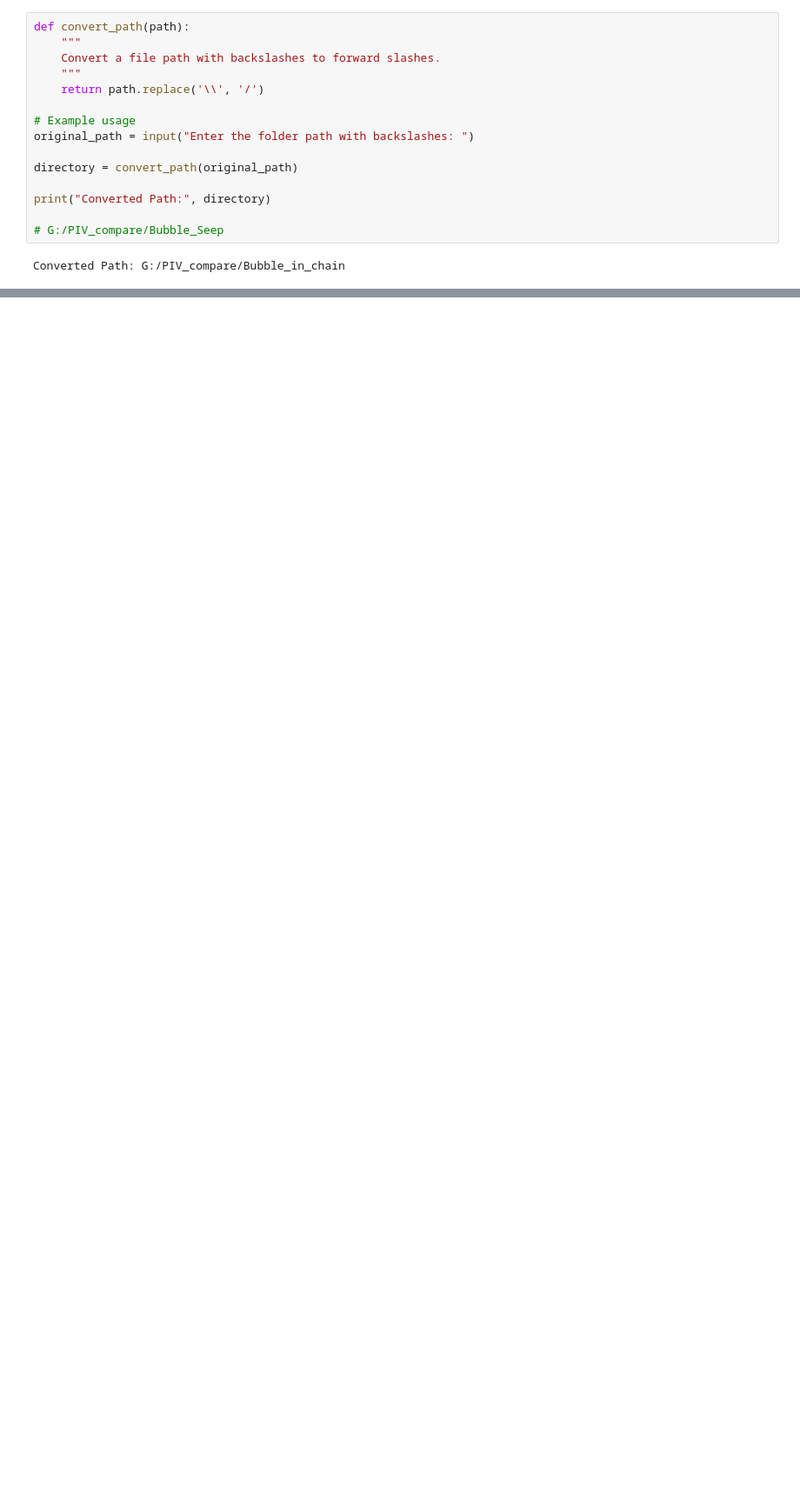
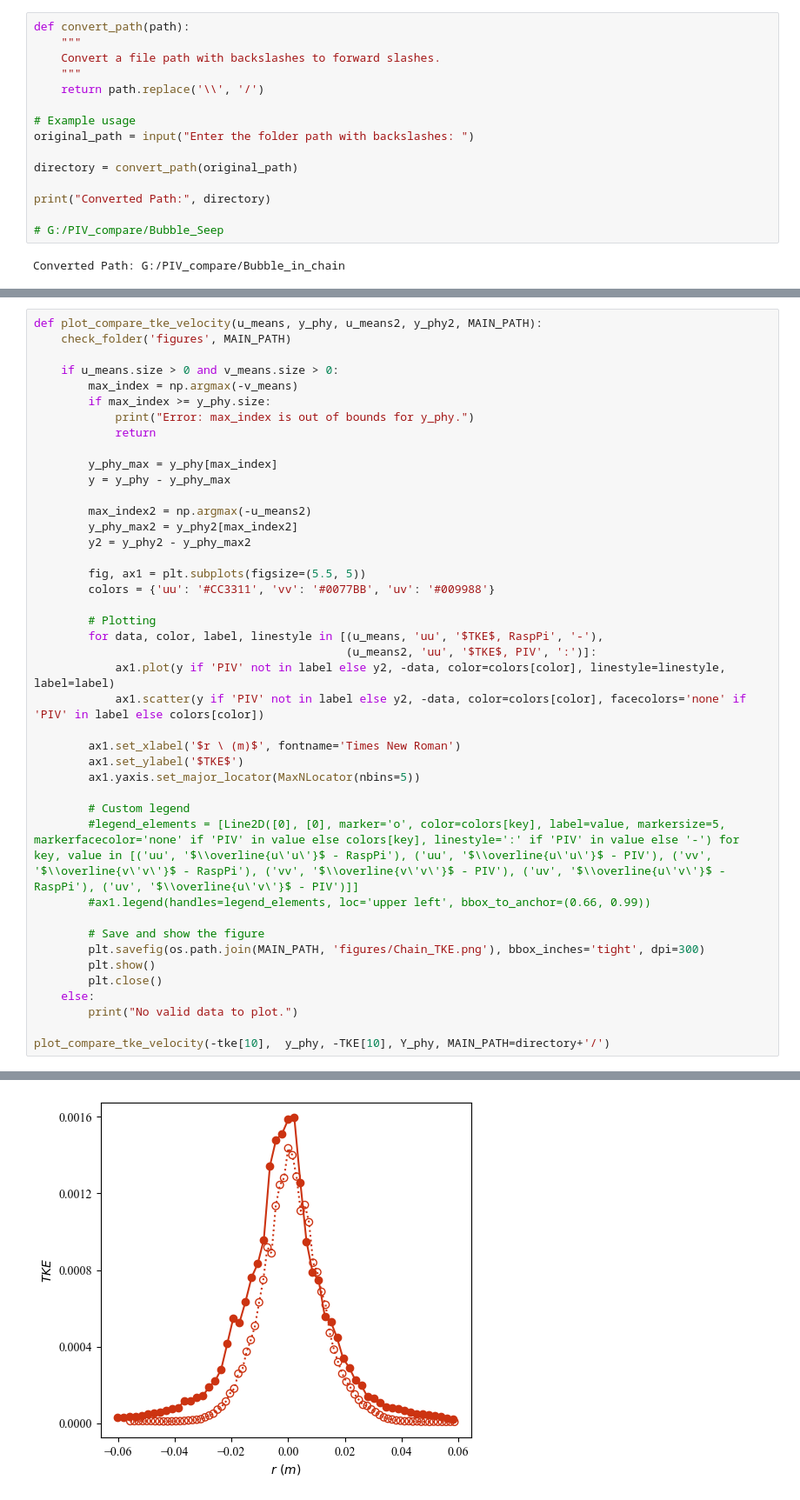
Before and after one commit to Schuetzen/PIVPowerPlot, a Jupyter notebook: Plot_history/PowerPlot_BubbleChain.ipynb, the cells around one changed output, grey strips where cells are left out. Shown at 87% size. Cells and saved outputs as stored; diff of their text form; blank space fills up the shorter version.

```diff
--- a/Plot_history/PowerPlot_BubbleChain.ipynb
+++ b/Plot_history/PowerPlot_BubbleChain.ipynb
@@ -389,0 +593,43 @@ Folder 'figures' already exists at: G:/PIV_compare/Bubble_in_chain/figures
+# %%
+def plot_compare_tke_velocity(u_means, y_phy, u_means2, y_phy2, MAIN_PATH):
+    check_folder('figures', MAIN_PATH)
+
+    if u_means.size > 0 and v_means.size > 0:
+        max_index = np.argmax(-v_means)
+        if max_index >= y_phy.size:
+            print("Error: max_index is out of bounds for y_phy.")
+            return
+
+        y_phy_max = y_phy[max_index]
+        y = y_phy - y_phy_max
+
+        max_index2 = np.argmax(-u_means2)
+        y_phy_max2 = y_phy2[max_index2]
+        y2 = y_phy2 - y_phy_max2
+
+        fig, ax1 = plt.subplots(figsize=(5.5, 5))
+        colors = {'uu': '#CC3311', 'vv': '#0077BB', 'uv': '#009988'}
+
+        # Plotting
+        for data, color, label, linestyle in [(u_means, 'uu', '$TKE$, RaspPi', '-'),
+                                              (u_means2, 'uu', '$TKE$, PIV', ':')]:
+            ax1.plot(y if 'PIV' not in label else y2, -data, color=colors[color], linestyle=linestyle, label=label)
+            ax1.scatter(y if 'PIV' not in label else y2, -data, color=colors[color], facecolors='none' if 'PIV' in label else colors[color])
+
+        ax1.set_xlabel('$r \ (m)$', fontname='Times New Roman')
+        ax1.set_ylabel('$TKE$')
+        ax1.yaxis.set_major_locator(MaxNLocator(nbins=5))
+
+        # Custom legend
+        #legend_elements = [Line2D([0], [0], marker='o', color=colors[key], label=value, markersize=5, markerfacecolor='none' if 'PIV' in value else colors[key], linestyle=':' if 'PIV' in value else '-') for key, value in [('uu', '$\\overline{u\'u\'}$ - RaspPi'), ('uu', '$\\overline{u\'u\'}$ - PIV'), ('vv', '$\\overline{v\'v\'}$ - RaspPi'), ('vv', '$\\overline{v\'v\'}$ - PIV'), ('uv', '$\\overline{u\'v\'}$ - RaspPi'), ('uv', '$\\overline{u\'v\'}$ - PIV')]]
+        #ax1.legend(handles=legend_elements, loc='upper left', bbox_to_anchor=(0.66, 0.99))
+
+        # Save and show the figure
+        plt.savefig(os.path.join(MAIN_PATH, 'figures/Chain_TKE.png'), bbox_inches='tight', dpi=300)
+        plt.show()
+        plt.close()
+    else:
+        print("No valid data to plot.")
+
+plot_compare_tke_velocity(-tke[10],  y_phy, -TKE[10], Y_phy, MAIN_PATH=directory+'/')
+# %% [output]
@@ -389,0 +637 @@ Folder 'figures' already exists at: G:/PIV_compare/Bubble_in_chain/figures
+[figure, added]
```
Also changed, not shown: parts of 10 cells of this notebook, 9 other files.
